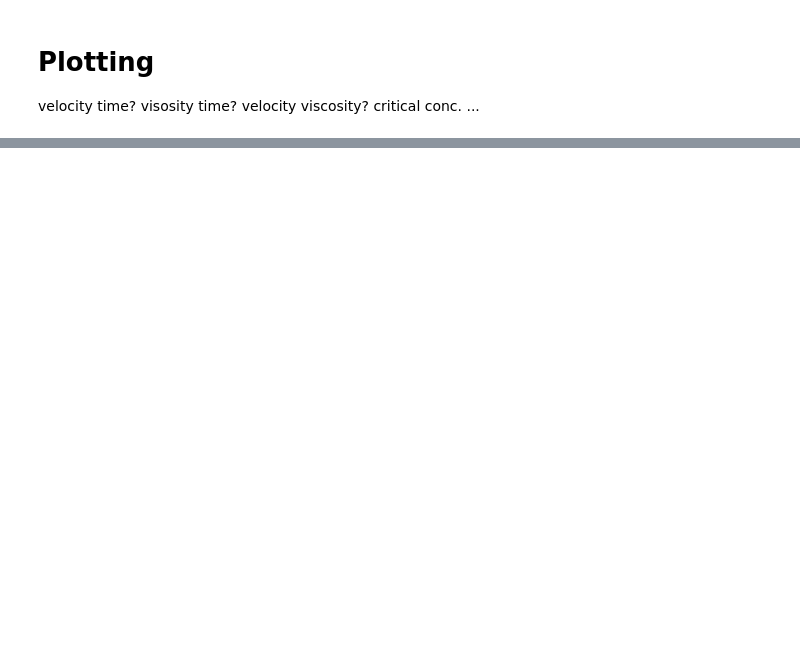
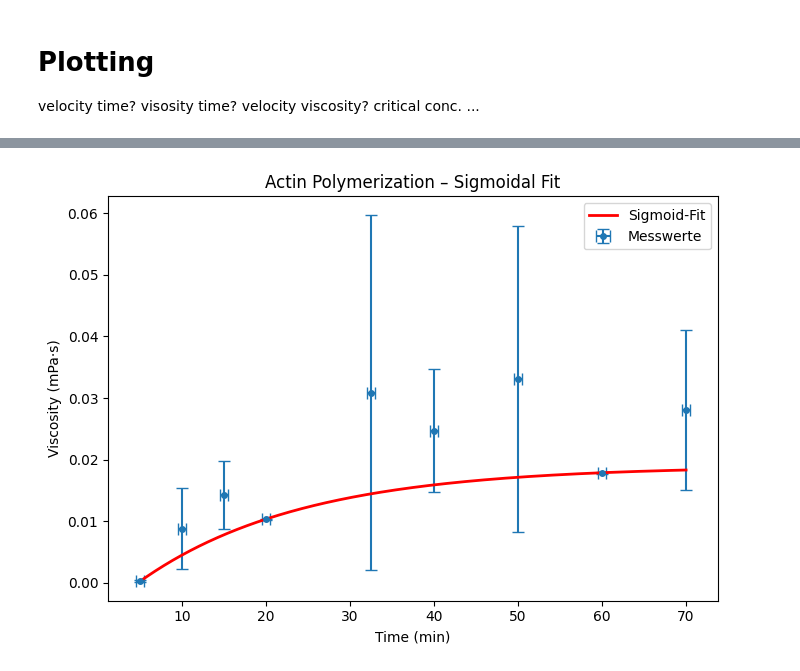
Before and after one commit to DaSch314/BPC-FILM, a Jupyter notebook: Aktinfitting1.ipynb, the cells around one changed output, grey strips where cells are left out. Cells and saved outputs as stored; diff of their text form; code cells hidden in the pictures; blank space fills up the shorter version.

```diff
--- a/Aktinfitting1.ipynb
+++ b/Aktinfitting1.ipynb
@@ -295,0 +541,87 @@ plt.show()
+# %%
+import numpy as np
+from scipy.optimize import curve_fit
+import matplotlib.pyplot as plt
+
+# Sigmoid-Funktion
+def sigmoid(t, A, B, k, t0):
+    return A + (B - A) / (1 + np.exp(-k * (t - t0)))
+
+# Daten
+x = df_raw["mean_time_min"].values
+y = df_raw["viscosity_mPa_s"].values
+y_err = df_raw["viscosity_error_mPa_s"].values
+
+# Startparameter (sehr wichtig!)
+A0 = min(y)
+B0 = max(y)
+k0 = 0.1
+t0_0 = np.median(x)
+
+p0 = [A0, B0, k0, t0_0]
+
+# Fit durchführen
+params, cov = curve_fit(
+    sigmoid,
+    x,
+    y,
+    p0=p0,
+    sigma=y_err,
+    absolute_sigma=True,
+    maxfev=20000
+)
+
+A_fit, B_fit, k_fit, t0_fit = params
+
+print("---- Sigmoid-Fit ----")
+print("A  =", A_fit)
+print("B  =", B_fit)
+print("k  =", k_fit)
+print("t0 =", t0_fit)
+
+# Fit-Kurve erstellen
+t_fit = np.linspace(min(x), max(x), 500)
+y_fit = sigmoid(t_fit, *params)
+
+# Plot
+plt.figure(figsize=(7,5))
+plt.errorbar(
+    x, y,
+    xerr=df_raw["time_error_min"],
+    yerr=y_err,
+    fmt='o',
+    markersize=4,
+    capsize=4,
+    label="Messwerte"
+)
+
+plt.plot(t_fit, y_fit, "r-", label="Sigmoid-Fit", linewidth=2)
+
+plt.xlabel("Time (min)")
+plt.ylabel("Viscosity (mPa·s)")
+plt.title("Actin Polymerization – Sigmoidal Fit")
+plt.legend()
+plt.tight_layout()
+plt.show()
+
+# RMSE
+RMSE = np.sqrt(np.mean((y - y_pred)**2))
+
+print("\n---- Fit-Qualität ----")
+print(f"R²   = {R2:.4f}")
+print(f"RMSE = {RMSE:.6f} mPa·s")
+
+# ---- Reduced Chi-Square berechnen ----
+
+y_pred = sigmoid(x, *params)
+
+# Chi-square
+chi2 = np.sum(((y - y_pred) / y_err)**2)
+
+# Degrees of freedom: N - p
+N = len(y)
+p = len(params)
+chi2_red = chi2 / (N - p)
+
+print(f"Reduced Chi² = {chi2_red:.4f}")
+# %% [output]
@@ -295,0 +633 @@ plt.show()
+[figure, added]
```
Also changed, not shown: parts of 40 cells of this notebook, 3 other files.
